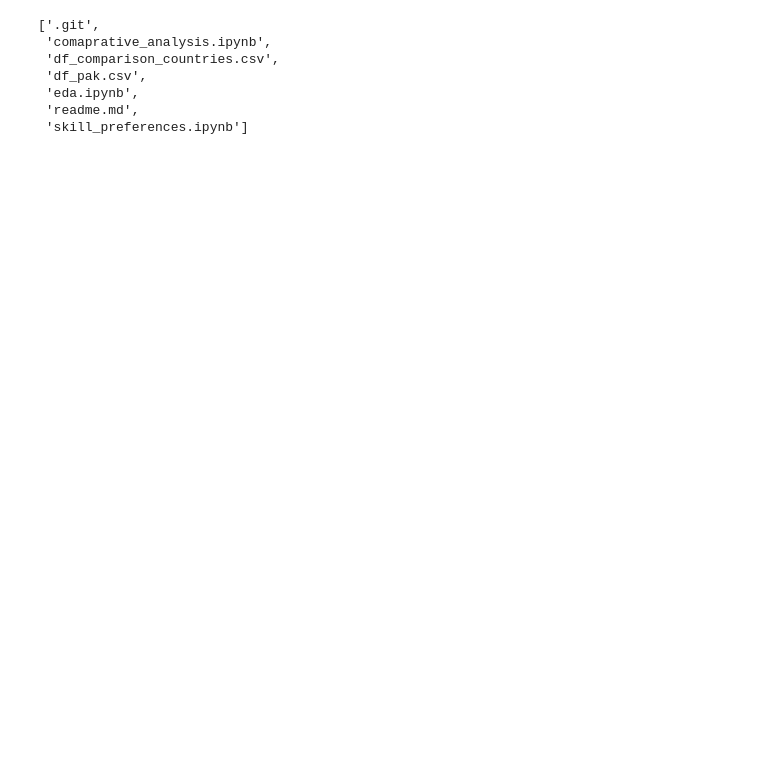
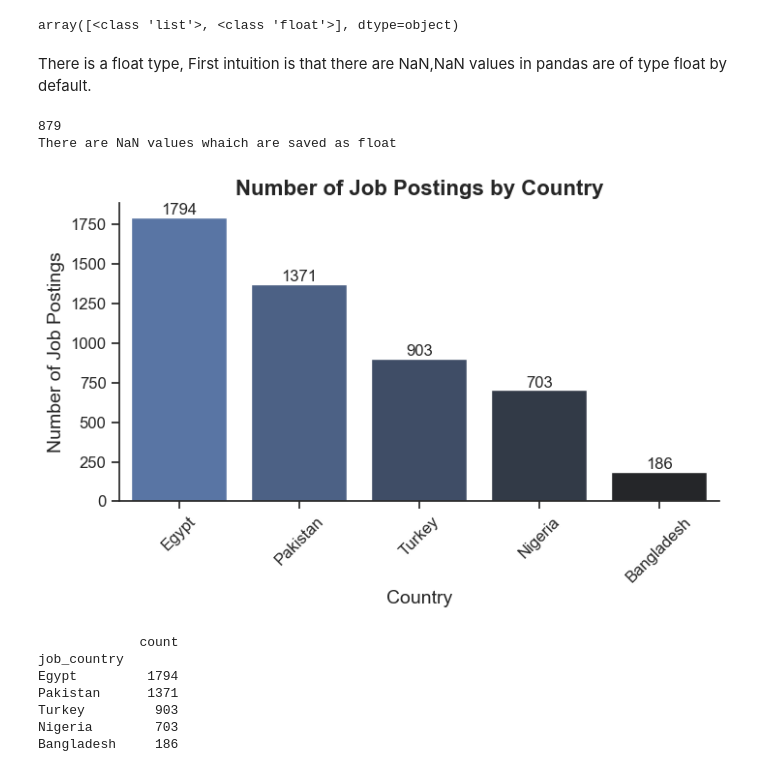
Before and after one commit to johnramal/data_jobs_pak, a Jupyter notebook: comaprative_analysis.ipynb, the cells around one changed output. Saved outputs shown, nothing was run; the diff lists cells and outputs as text; code cells hidden in the pictures; blank space fills up the shorter version.

```diff
--- a/comaprative_analysis.ipynb
+++ b/comaprative_analysis.ipynb
@@ -71,11 +56,67 @@ dtypes: bool(3), float64(2), object(12)
 memory usage: 556.8+ KB
-# %%
-os.listdir()
-# %% [output]
-['.git',
- 'comaprative_analysis.ipynb',
- 'df_comparison_countries.csv',
- 'df_pak.csv',
- 'eda.ipynb',
- 'readme.md',
- 'skill_preferences.ipynb']
+# %%
+df['job_posted_date'] = pd.to_datetime(df['job_posted_date'])
+# %%
+from eda_functions import convert_job_skills
+df['job_skills'] = df['job_skills'].apply(convert_job_skills)
+
+unique_types = df['job_skills'].apply(type).unique()
+unique_types
+# %% [output]
+array([<class 'list'>, <class 'float'>], dtype=object)
+# %% [markdown]
+There is a float type, First intuition is that there are NaN,NaN values in pandas are of type float by default.
+# %%
+nan_values=df['job_skills'].isna().sum()
+print(nan_values)
+
+if nan_values > 0:
+    print("There are NaN values whaich are saved as float")
+# %% [output]
+879
+There are NaN values whaich are saved as float
+# %%
+# Assuming df is already defined and contains the necessary data
+
+# Create a DataFrame with value counts for job postings by country
+df_plot = df['job_country'].value_counts().to_frame()
+df_plot.columns = ['count']
+
+# Set the theme for consistency
+sns.set_theme(style='ticks')
+
+# Create a figure and a single subplot (axes)
+fig, ax = plt.subplots(figsize=(8, 4))
+
+# Create a vertical bar plot with Seaborn, specifying the axes
+sns.barplot(data=df_plot, x=df_plot.index, y='count', palette='dark:b_r', ax=ax)
+
+# Customize the plot
+ax.set_title('Number of Job Postings by Country', fontsize=16, fontweight='bold')
+ax.set_xlabel('Country', fontsize=14)
+ax.set_ylabel('Number of Job Postings', fontsize=14)
+ax.tick_params(axis='x', labelsize=12, rotation=45)  # Rotate x-axis labels for better readability
+ax.tick_params(axis='y', labelsize=12)
+sns.despine(ax=ax)
+
+# Annotate each bar with the count value
+for container in ax.containers:
+    ax.bar_label(container, fmt='%d', label_type='edge', fontsize=12)
+
+# Show the plot
+plt.show()
+
+# Optionally, save the plot to a file
+fig.savefig('job_postings_by_country.png', dpi=300, bbox_inches='tight')
+
+# Display a summary of the data for added insight
+print(df_plot)
+# %% [output]
+[figure, added]
+             count
+job_country
+Egypt         1794
+Pakistan      1371
+Turkey         903
+Nigeria        703
+Bangladesh     186
```
Also changed, not shown: parts of 9 cells of this notebook, 2 other files.
